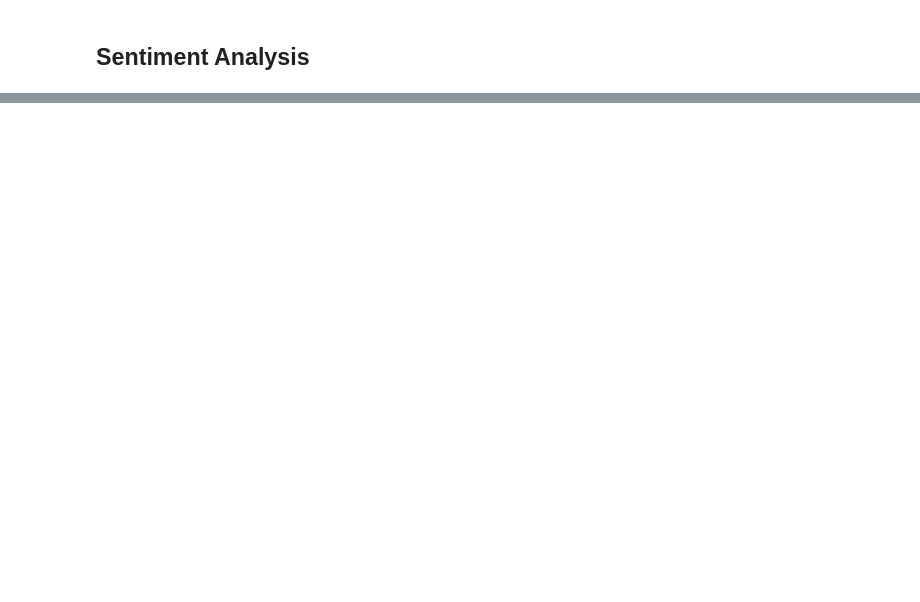
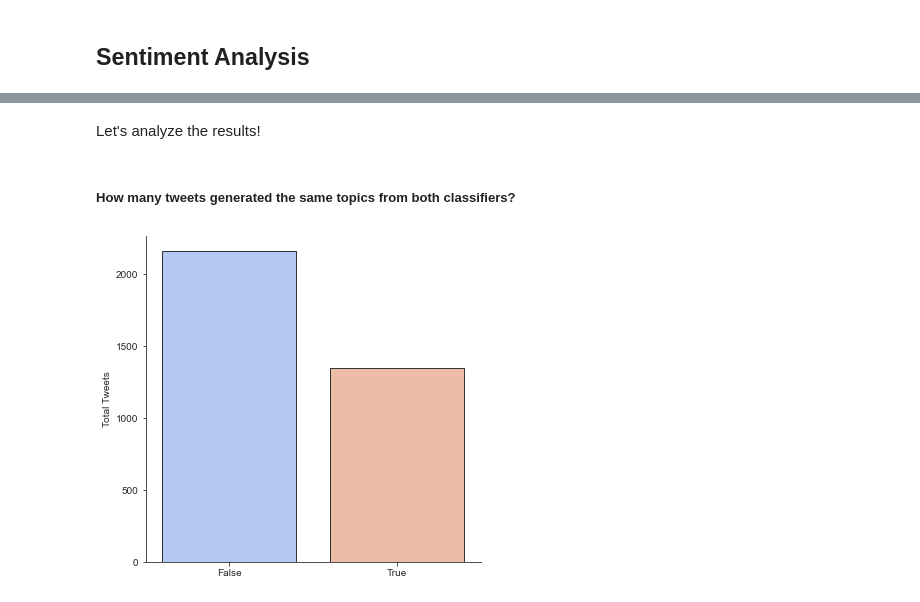
Before and after one commit to michaelhalim168/GiftFinder, a Jupyter notebook: 04twitter-sentiment-analysis.ipynb, the cells around one changed output, grey strips where cells are left out. Cells and saved outputs as stored; diff of their text form; code cells hidden in the pictures; blank space fills up the shorter version.

```diff
--- a/04twitter-sentiment-analysis.ipynb
+++ b/04twitter-sentiment-analysis.ipynb
@@ -206,0 +270,5 @@ Name: vader_results, Length: 1584936, dtype: object
+# %%
+# Import Reference Dictionary
+
+filename = open('models/reference-dict.pickle', 'rb')
+ref = pickle.load(filename)
@@ -206,0 +283,12 @@ Name: vader_results, Length: 1584936, dtype: object
+# %%
+ext_pos_small = ext_pos_tweets.sample(frac=1)[:3500]
+# %%
+ext_pos_small['clean-text'] = ext_pos_small['text'].map(preprocess).apply(lambda x: ' '.join(spacy_lemmatize(x)))
+# %%
+ext_pos_small['nb_topic_predict'] = ext_pos_small['clean-text'].apply(lambda x: ref[nb.predict(tfidf.transform([x]))[0]])
+ext_pos_small['nb_topic_prob'] = ext_pos_small['clean-text'].apply(lambda x: nb.predict_proba(tfidf.transform([x]))[0])
+ext_pos_small['svc_topic_predict'] = ext_pos_small['clean-text'].apply(lambda x: ref[ovr_svc.predict(tfidf.transform([x]))[0]])
+ext_pos_small['svr_topic_prob'] = ext_pos_small['clean-text'].apply(lambda x: ovr_svc.decision_function(tfidf.transform([x]))[0])
+ext_pos_small['nb_max_prob'] = ext_pos_small['nb_topic_prob'].apply(lambda x: sorted(list(x), reverse=True)[0])
+ext_pos_small['svr_max_conf'] = ext_pos_small['svr_topic_prob'].apply(lambda x: sorted(list(x), reverse=True)[0])
+ext_pos_small['is-same'] = ext_pos_small['nb_topic_predict'] == ext_pos_small['svc_topic_predict']
@@ -206,0 +304,11 @@ Name: vader_results, Length: 1584936, dtype: object
+# %% [markdown]
+Let's analyze the results!
+# %% [markdown]
+##### How many tweets generated the same topics from both classifiers? ####
+# %%
+fig, ax = plt.subplots(figsize=(6,6))
+sns.countplot(ext_pos_small['is-same'], palette='coolwarm', edgecolor='.2')
+ax.set(xlabel='', ylabel='Total Tweets')
+sns.despine()
+# %% [output]
+[figure, added]
```
Also changed, not shown: parts of 32 cells of this notebook, 8 other files.
